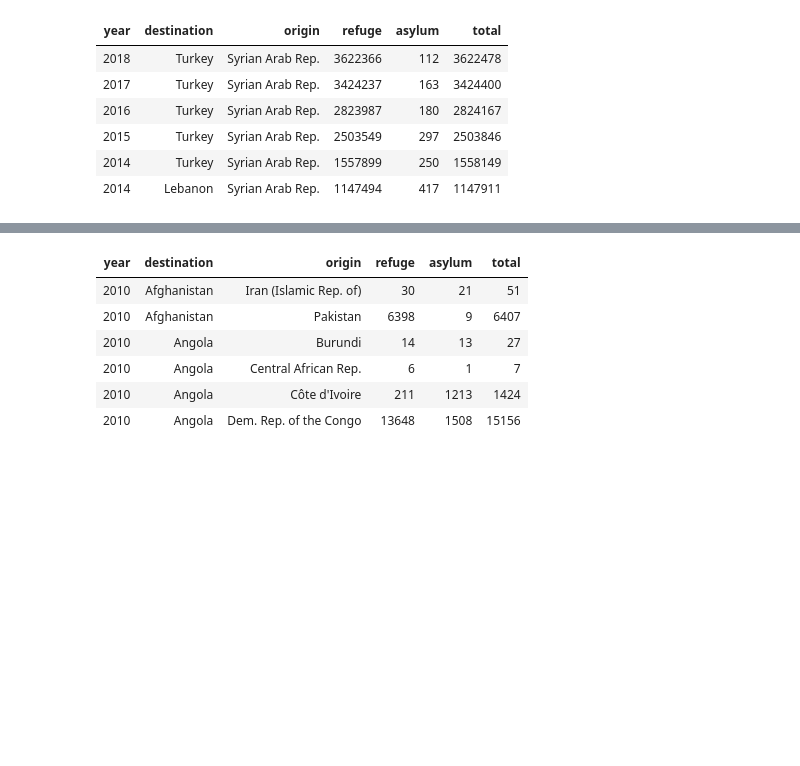
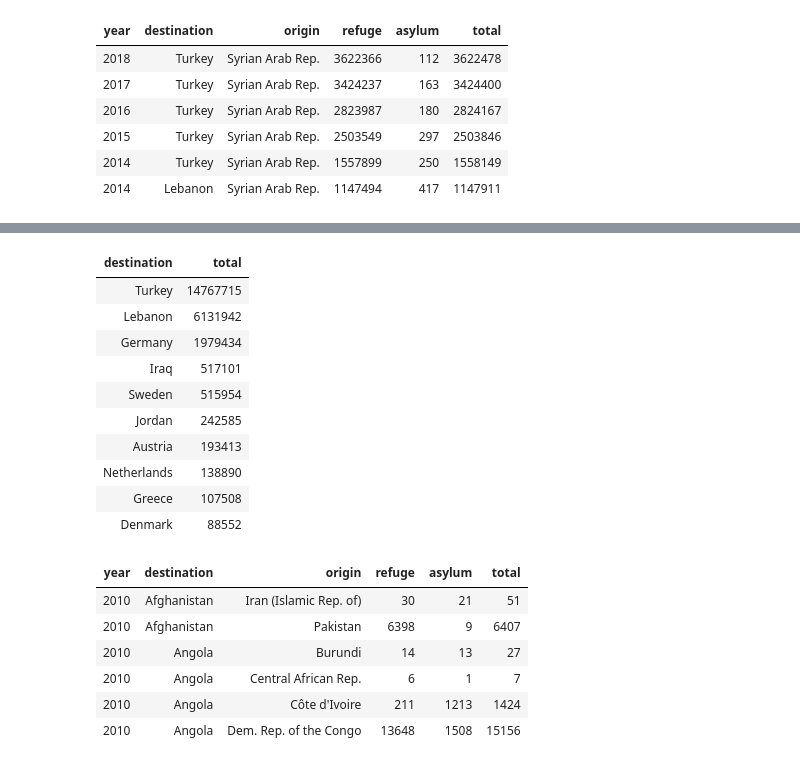
Before and after one commit to lexahl/Data-Sets-for-Analysis, a Jupyter notebook: refugee.ipynb, the cells around one changed output, grey strips where cells are left out. Saved outputs shown, nothing was run; the diff lists cells and outputs as text; code cells hidden in the pictures; blank space fills up the shorter version.

```diff
--- a/refugee.ipynb
+++ b/refugee.ipynb
@@ -139,4 +185,18 @@ dim(fromsyria)
 [1] 662   3
+# %%
+head(group_by(fromsyria, destination) %>% summarise(total = sum(total)) %>% arrange(desc(total)),10)
+# %% [output]
+| destination | total |
+| Turkey | 14767715 |
+| Lebanon | 6131942 |
+| Germany | 1979434 |
+| Iraq | 517101 |
+| Sweden | 515954 |
+| Jordan | 242585 |
+| Austria | 193413 |
+| Netherlands | 138890 |
+| Greece | 107508 |
+| Denmark | 88552 |
 # %%
 data2 <- data %>% group_by(destination,origin)
 # %%
```
Also changed, not shown: parts of 11 cells of this notebook.
